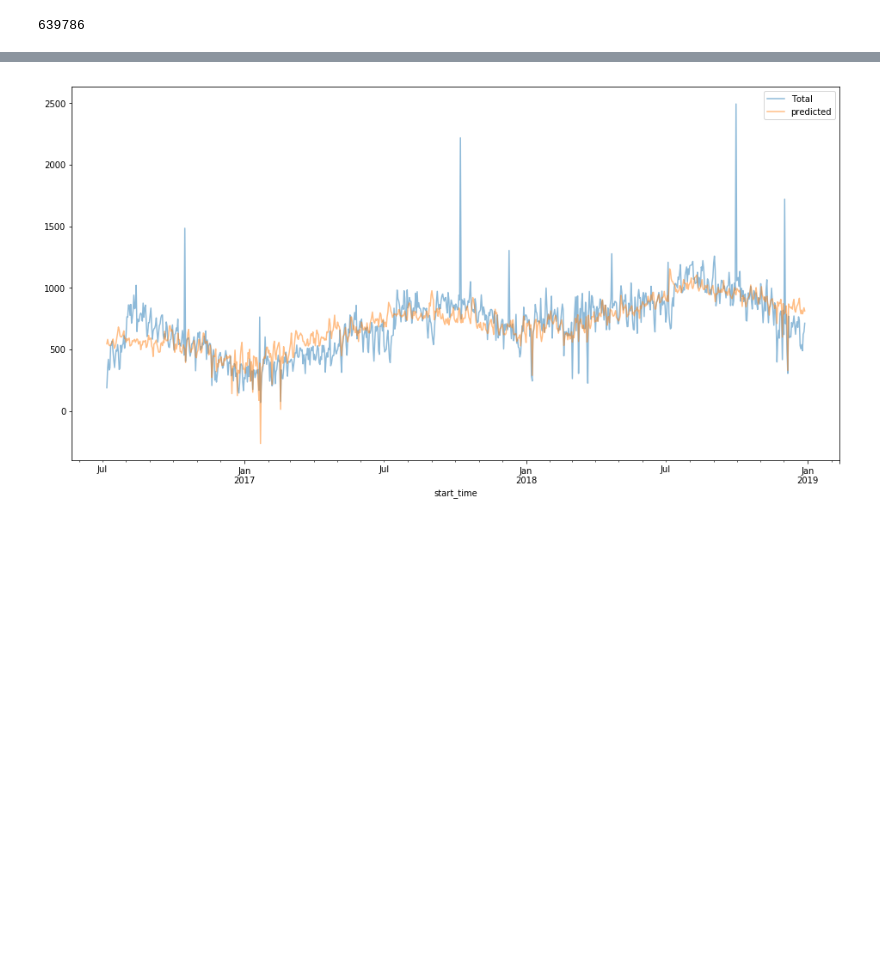
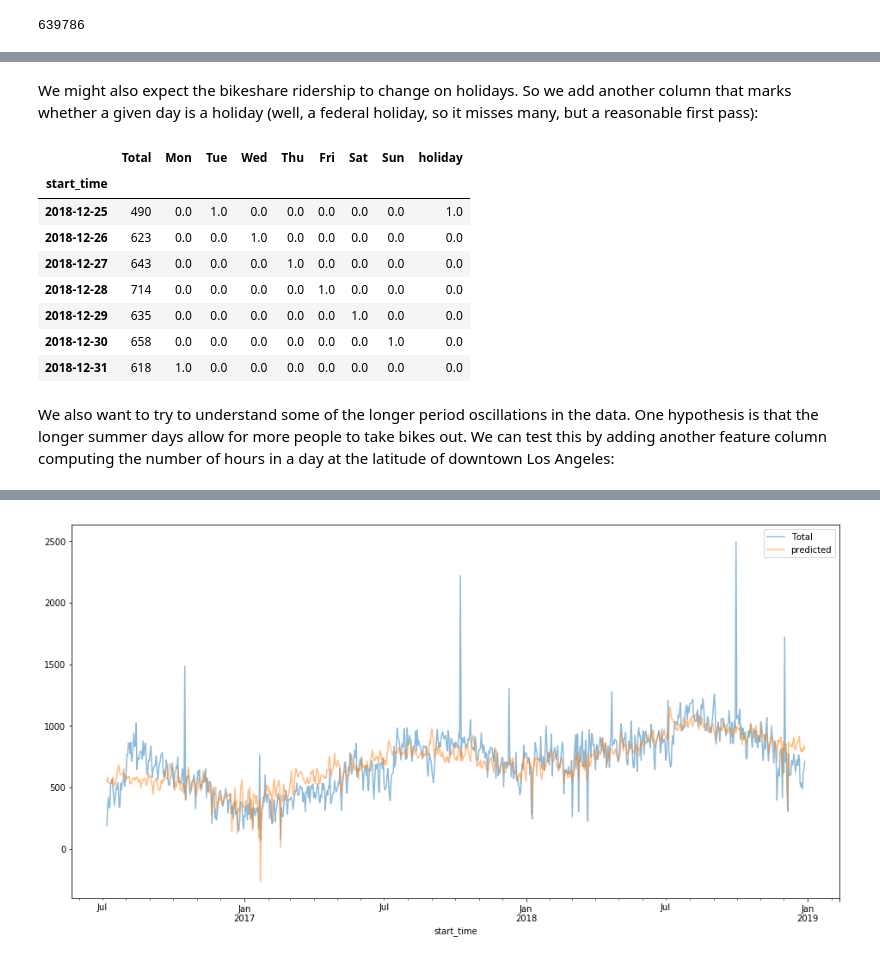
Before and after one commit to ian-r-rose/school-of-data-la-machine-learning, a Jupyter notebook: notebooks/metro-bikeshare-regression.ipynb, the cells around one changed output, grey strips where cells are left out. Cells and saved outputs as stored; diff of their text form; code cells hidden in the pictures; blank space fills up the shorter version.

```diff
--- a/notebooks/metro-bikeshare-regression.ipynb
+++ b/notebooks/metro-bikeshare-regression.ipynb
@@ -38,0 +117,3 @@ for i in range(7):
+# %% [markdown]
+We might also expect the bikeshare ridership to change on holidays.
+So we add another column that marks whether a given day is a holiday (well, a federal holiday, so it misses many, but a reasonable first pass):
@@ -38,0 +126,15 @@ for i in range(7):
+# %%
+ridership.tail(7)
+# %% [output]
+|  | Total | Mon | Tue | Wed | Thu | Fri | Sat | Sun | holiday |
+| start_time |  |  |  |  |  |  |  |  |  |
+| 2018-12-25 | 490 | 0.0 | 1.0 | 0.0 | 0.0 | 0.0 | 0.0 | 0.0 | 1.0 |
+| 2018-12-26 | 623 | 0.0 | 0.0 | 1.0 | 0.0 | 0.0 | 0.0 | 0.0 | 0.0 |
+| 2018-12-27 | 643 | 0.0 | 0.0 | 0.0 | 1.0 | 0.0 | 0.0 | 0.0 | 0.0 |
+| 2018-12-28 | 714 | 0.0 | 0.0 | 0.0 | 0.0 | 1.0 | 0.0 | 0.0 | 0.0 |
+| 2018-12-29 | 635 | 0.0 | 0.0 | 0.0 | 0.0 | 0.0 | 1.0 | 0.0 | 0.0 |
+| 2018-12-30 | 658 | 0.0 | 0.0 | 0.0 | 0.0 | 0.0 | 0.0 | 1.0 | 0.0 |
+| 2018-12-31 | 618 | 1.0 | 0.0 | 0.0 | 0.0 | 0.0 | 0.0 | 0.0 | 0.0 |
+# %% [markdown]
+We also want to try to understand some of the longer period oscillations in the data.
+One hypothesis is that the longer summer days allow for more people to take bikes out. We can test this by adding another feature column computing the number of hours in a day at the latitude of downtown Los Angeles:
```
Also changed, not shown: parts of 52 cells of this notebook, 1 other file.
